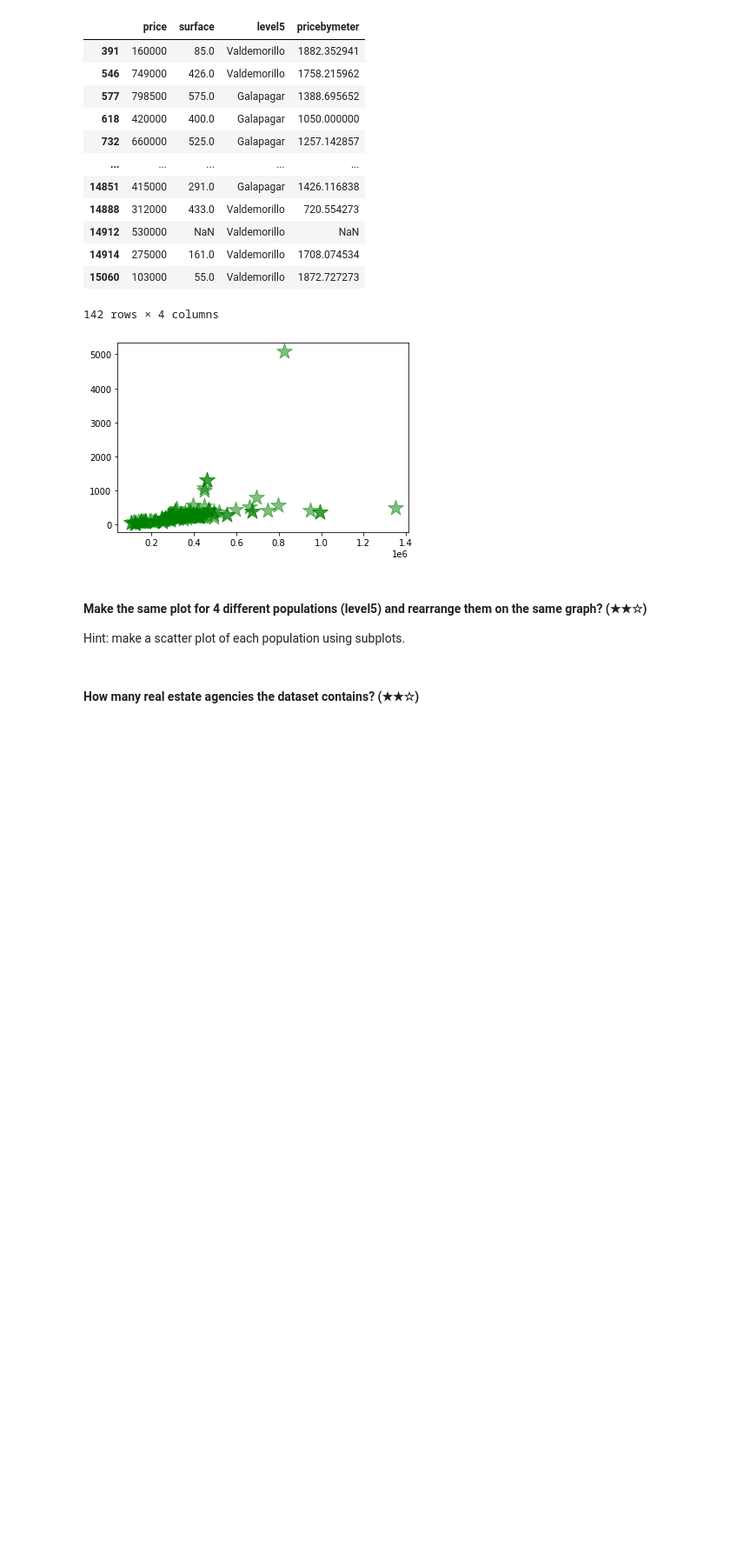
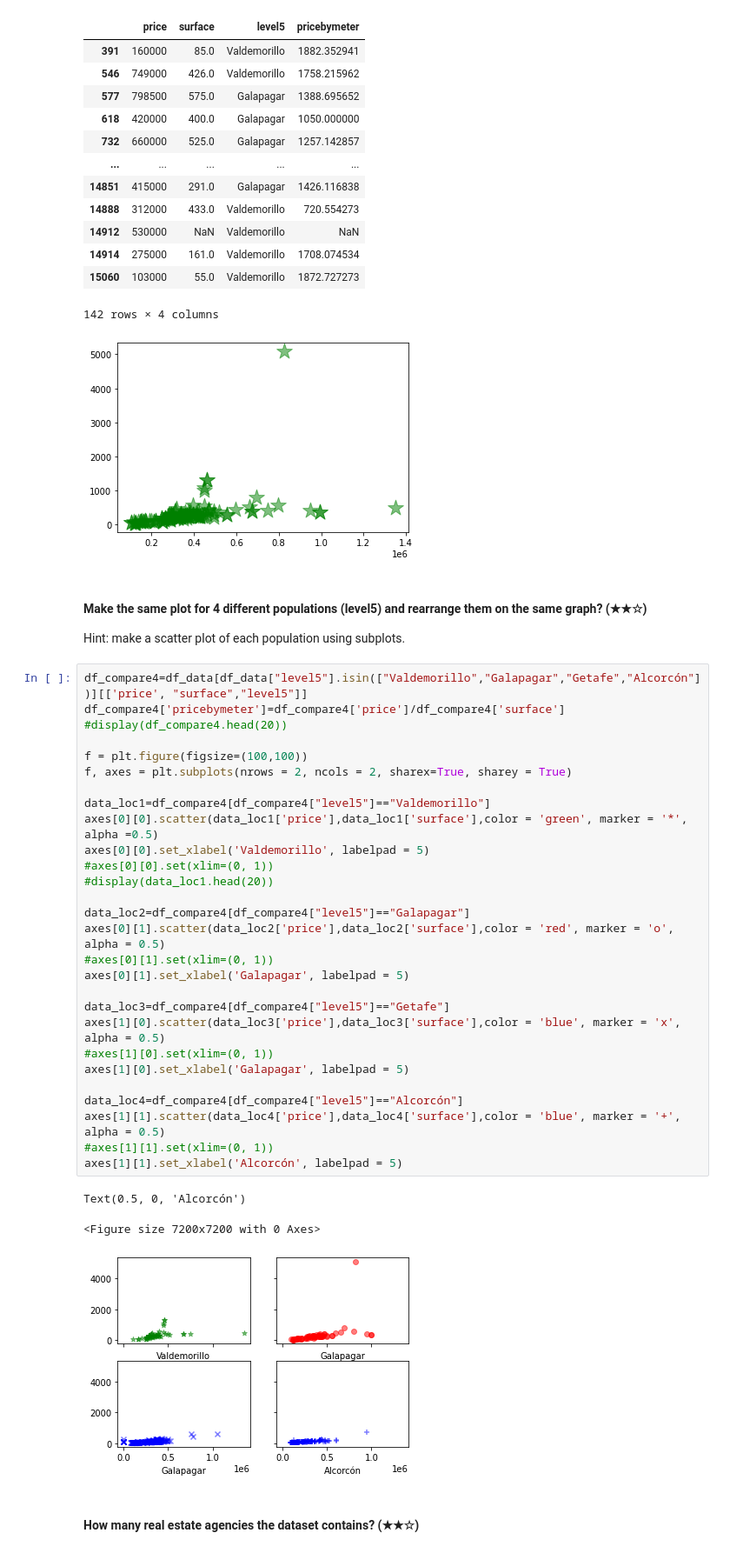
Before and after one commit to sgso-free/machine-learning-prework, a Jupyter notebook: project.ipynb, the cells around one changed output. Shown: that part at 87% size. Saved outputs shown, nothing was run; the diff lists cells and outputs as text; blank space fills up the shorter version.

```diff
--- a/project.ipynb
+++ b/project.ipynb
@@ -330,5 +332,37 @@ plt.show()
 # %% [markdown]
 #### Make the same plot for 4 different populations (level5) and rearrange them on the same graph? (★★☆)
 Hint: make a scatter plot of each population using subplots.
+# %%
+df_compare4=df_data[df_data["level5"].isin(["Valdemorillo","Galapagar","Getafe","Alcorcón"])][['price', "surface","level5"]]
+df_compare4['pricebymeter']=df_compare4['price']/df_compare4['surface']
+#display(df_compare4.head(20))
+
+f = plt.figure(figsize=(100,100))
+f, axes = plt.subplots(nrows = 2, ncols = 2, sharex=True, sharey = True)
+
+data_loc1=df_compare4[df_compare4["level5"]=="Valdemorillo"]
+axes[0][0].scatter(data_loc1['price'],data_loc1['surface'],color = 'green', marker = '*', alpha =0.5)
+axes[0][0].set_xlabel('Valdemorillo', labelpad = 5)
+#axes[0][0].set(xlim=(0, 1))
+#display(data_loc1.head(20))
+
+data_loc2=df_compare4[df_compare4["level5"]=="Galapagar"]
+axes[0][1].scatter(data_loc2['price'],data_loc2['surface'],color = 'red', marker = 'o', alpha = 0.5)
+#axes[0][1].set(xlim=(0, 1))
+axes[0][1].set_xlabel('Galapagar', labelpad = 5)
+
+data_loc3=df_compare4[df_compare4["level5"]=="Getafe"]
+axes[1][0].scatter(data_loc3['price'],data_loc3['surface'],color = 'blue', marker = 'x', alpha = 0.5)
+#axes[1][0].set(xlim=(0, 1))
+axes[1][0].set_xlabel('Galapagar', labelpad = 5)
+
+data_loc4=df_compare4[df_compare4["level5"]=="Alcorcón"]
+axes[1][1].scatter(data_loc4['price'],data_loc4['surface'],color = 'blue', marker = '+', alpha = 0.5)
+#axes[1][1].set(xlim=(0, 1))
+axes[1][1].set_xlabel('Alcorcón', labelpad = 5)
+# %% [output]
+Text(0.5, 0, 'Alcorcón')
+<Figure size 7200x7200 with 0 Axes>
+[figure, added]
 # %% [markdown]
 #### How many  real estate agencies the dataset contains? (★★☆)
```
Also changed, not shown: parts of 5 cells of this notebook.
